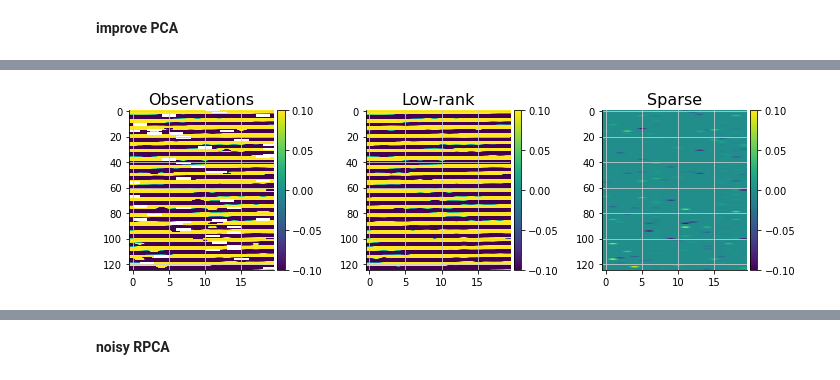
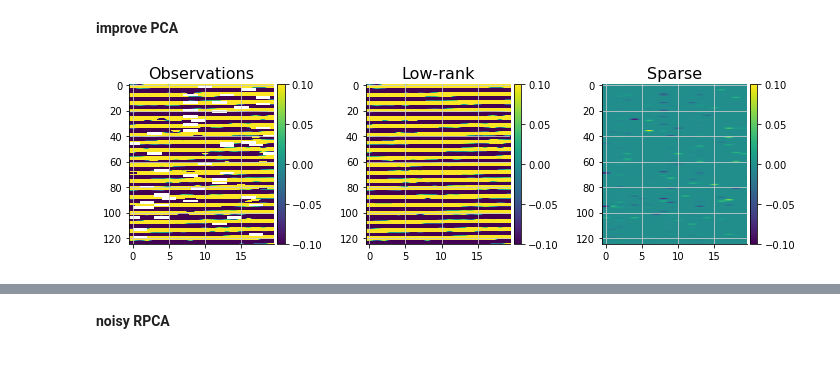
Before and after one commit to scikit-learn-contrib/qolmat, a Jupyter notebook: examples/1_timeSeries.ipynb, the cells around one changed output, grey strips where cells are left out. Drawn from its saved outputs; the diff is of its cells as text; code cells hidden in the pictures.

```diff
--- a/examples/1_timeSeries.ipynb
+++ b/examples/1_timeSeries.ipynb
@@ -53,9 +53,10 @@ Wall time: 650 ms
 # %%
 %%time
 
-irpca = ImprovedRPCA(signal=samples.tolist(), period=20, lam=0.42)
+irpca = ImprovedRPCA(signal=samples.tolist(), period=20, lam=0.32)
 D, X, A = irpca.compute_improve_rpca()
 drawing.plot_matrices([D, X, A])
 s1, s2, s3 = irpca.resultRPCA_to_signal()
 drawing.plot_signal([s1, s2, s3])
 # %% [output]
+[figure, new version]
@@ -63 +64,0 @@ lambda: 0.42
-[figure, old version]
```
Also changed, not shown: parts of 4 cells of this notebook, 5 other files.
